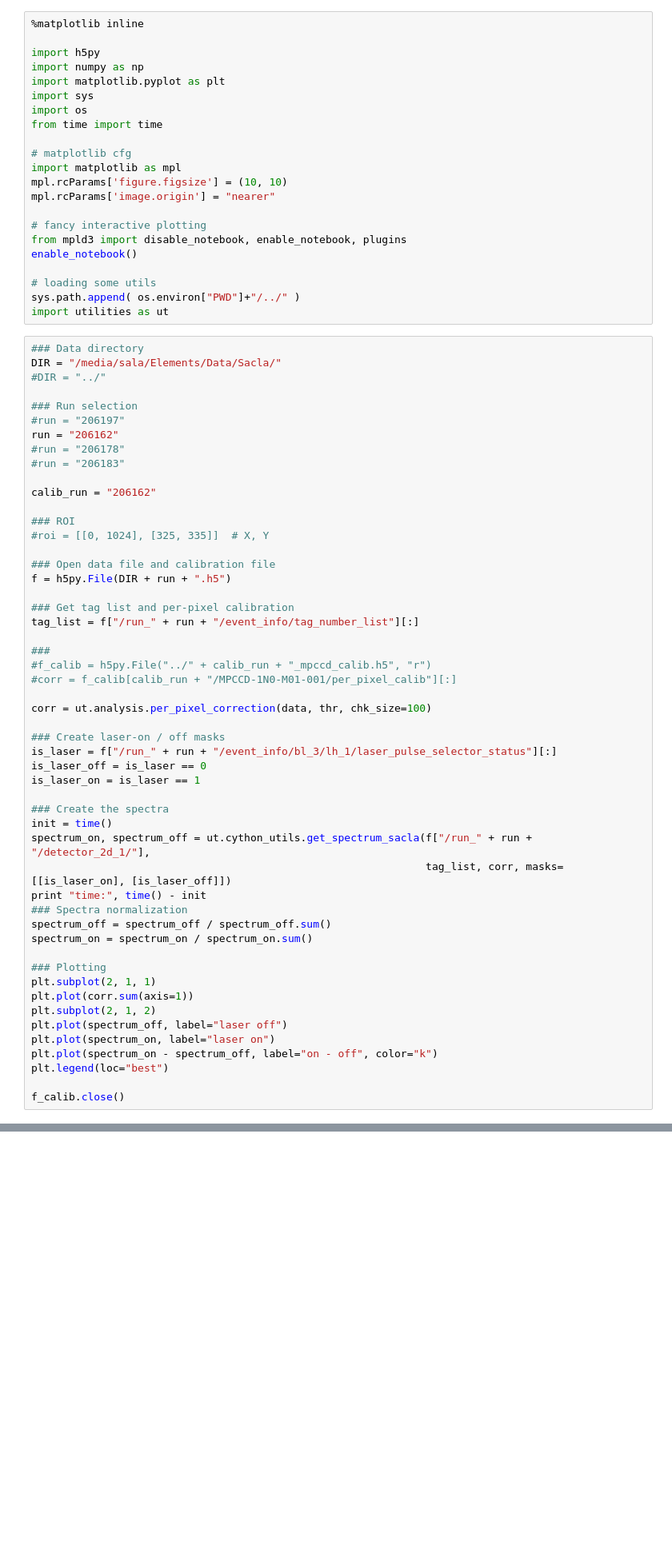
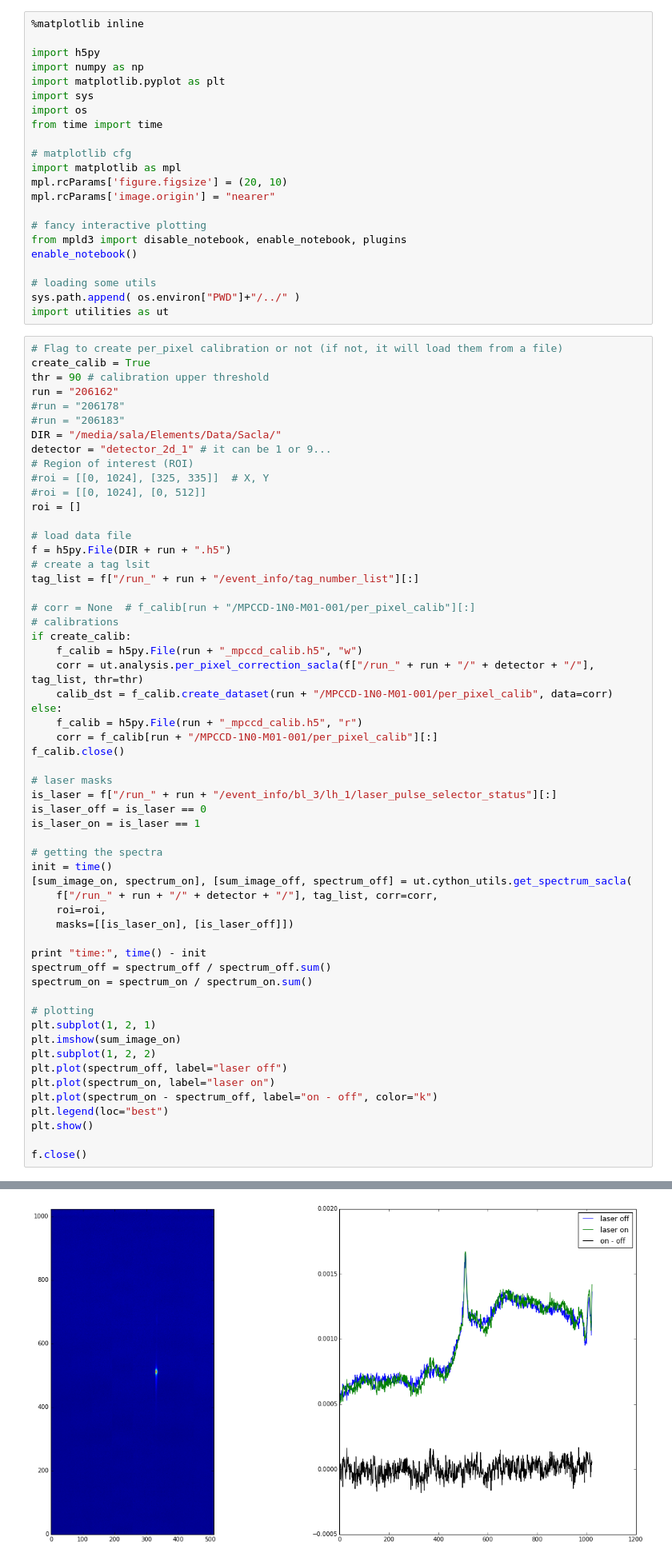
Before and after one commit to leosala/sacla, a Jupyter notebook: notebooks/Example - get pump-probe spectra.ipynb, the cells around one changed output, grey strips where cells are left out. Shown at 80% size. Cells and saved outputs as stored; diff of their text form; blank space fills up the shorter version.

```diff
--- a/notebooks/Example - get pump-probe spectra.ipynb
+++ b/notebooks/Example - get pump-probe spectra.ipynb
@@ -10,7 +14,7 @@ from time import time
 
 # matplotlib cfg
 import matplotlib as mpl
-mpl.rcParams['figure.figsize'] = (10, 10)
+mpl.rcParams['figure.figsize'] = (20, 10)
 mpl.rcParams['image.origin'] = "nearer"
 
 # fancy interactive plotting
@@ -21,55 +25,60 @@ enable_notebook()
 sys.path.append( os.environ["PWD"]+"/../" )
 import utilities as ut
 # %%
-### Data directory
-DIR = "/media/sala/Elements/Data/Sacla/"
-#DIR = "../"
-
-### Run selection
-#run = "206197"
+# Flag to create per_pixel calibration or not (if not, it will load them from a file)
+create_calib = True
+thr = 90 # calibration upper threshold
 run = "206162"
 #run = "206178"
 #run = "206183"
+DIR = "/media/sala/Elements/Data/Sacla/"
+detector = "detector_2d_1" # it can be 1 or 9...
+# Region of interest (ROI)
+#roi = [[0, 1024], [325, 335]]  # X, Y
+#roi = [[0, 1024], [0, 512]]
+roi = []
 
-calib_run = "206162"
-
-### ROI
-#roi = [[0, 1024], [325, 335]]  # X, Y
-
-### Open data file and calibration file
+# load data file
 f = h5py.File(DIR + run + ".h5")
-
-### Get tag list and per-pixel calibration
+# create a tag lsit
 tag_list = f["/run_" + run + "/event_info/tag_number_list"][:]
 
-###
-#f_calib = h5py.File("../" + calib_run + "_mpccd_calib.h5", "r")
-#corr = f_calib[calib_run + "/MPCCD-1N0-M01-001/per_pixel_calib"][:]
+# corr = None  # f_calib[run + "/MPCCD-1N0-M01-001/per_pixel_calib"][:]
+# calibrations
+if create_calib:
+    f_calib = h5py.File(run + "_mpccd_calib.h5", "w")
+    corr = ut.analysis.per_pixel_correction_sacla(f["/run_" + run + "/" + detector + "/"], tag_list, thr=thr)
+    calib_dst = f_calib.create_dataset(run + "/MPCCD-1N0-M01-001/per_pixel_calib", data=corr)
+else:
+    f_calib = h5py.File(run + "_mpccd_calib.h5", "r")
+    corr = f_calib[run + "/MPCCD-1N0-M01-001/per_pixel_calib"][:]
+f_calib.close()
 
-corr = ut.analysis.per_pixel_correction(data, thr, chk_size=100)
-
-### Create laser-on / off masks
+# laser masks
 is_laser = f["/run_" + run + "/event_info/bl_3/lh_1/laser_pulse_selector_status"][:]
 is_laser_off = is_laser == 0
 is_laser_on = is_laser == 1
 
-### Create the spectra
+# getting the spectra
 init = time()
-spectrum_on, spectrum_off = ut.cython_utils.get_spectrum_sacla(f["/run_" + run + "/detector_2d_1/"],
-                                                               tag_list, corr, masks=[[is_laser_on], [is_laser_off]])
+[sum_image_on, spectrum_on], [sum_image_off, spectrum_off] = ut.cython_utils.get_spectrum_sacla(
+    f["/run_" + run + "/" + detector + "/"], tag_list, corr=corr,
+    roi=roi,
+    masks=[[is_laser_on], [is_laser_off]])
+
 print "time:", time() - init
-### Spectra normalization
 spectrum_off = spectrum_off / spectrum_off.sum()
 spectrum_on = spectrum_on / spectrum_on.sum()
 
-### Plotting
-plt.subplot(2, 1, 1)
-plt.plot(corr.sum(axis=1))
-plt.subplot(2, 1, 2)
+# plotting
+plt.subplot(1, 2, 1)
+plt.imshow(sum_image_on)
+plt.subplot(1, 2, 2)
 plt.plot(spectrum_off, label="laser off")
 plt.plot(spectrum_on, label="laser on")
 plt.plot(spectrum_on - spectrum_off, label="on - off", color="k")
 plt.legend(loc="best")
+plt.show()
 
-f_calib.close()
+f.close()
 # %% [output]
@@ -76,0 +90 @@ KeyError: 'Unable to open object (Component not found)'
+[figure, added]
```
Also changed, not shown: parts of 3 cells of this notebook, 2 other files.
